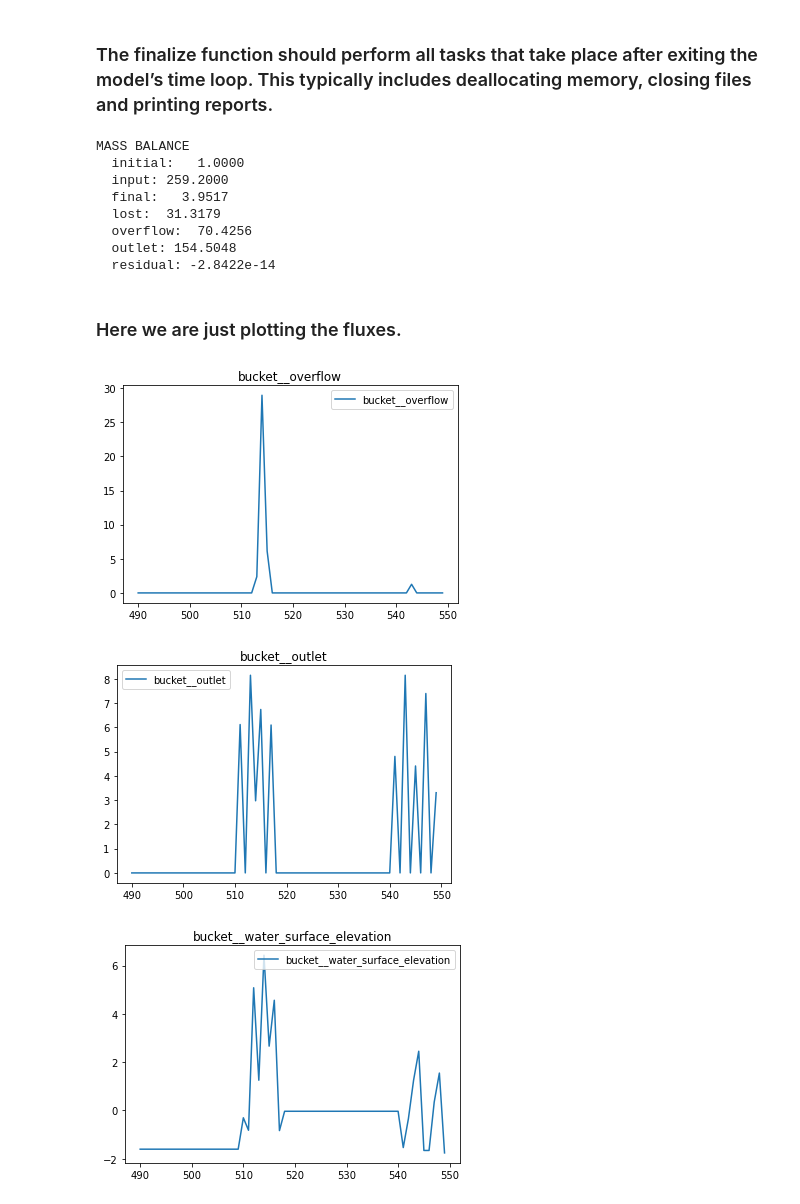
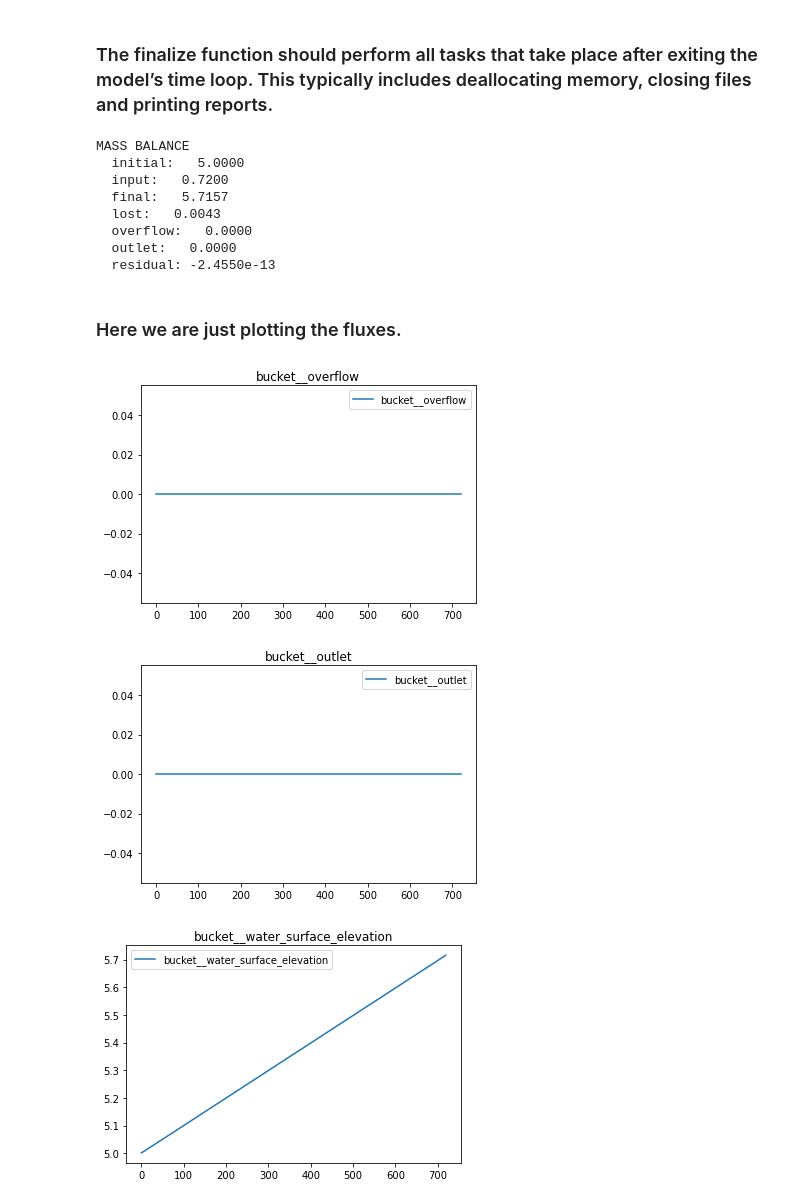
Before and after one commit to jmframe/si_2022_train, a Jupyter notebook: bucket/run_bucket.ipynb, the cells around one changed output. Saved outputs shown, nothing was run; the diff lists cells and outputs as text; code cells hidden in the pictures.

```diff
--- a/bucket/run_bucket.ipynb
+++ b/bucket/run_bucket.ipynb
@@ -39,43 +43,53 @@ output_lists = {output:[] for output in outputs}
 # %% [markdown]
 ### Now we loop through the forcing data and use it to run the model at each time step
 # %%
-for row, col in df_forcing.iterrows():
+for i in range(df_forcing.shape[0]):
 
-    bucket_instance.set_value('atmosphere_water__time_integral_of_precipitation_mass_flux', col.APCP_surface)
-    bucket_instance.set_value('water_potential_evaporation_flux', 0.01)
+    framework_time = (1+i)*3600 # Seconds since starting simulation
 
+    bucket_instance.set_value('atmosphere_water__time_integral_of_precipitation_volume_flux',1)# df_forcing.loc[i,'APCP_surface'])
+    bucket_instance.set_value('water_potential_evaporation_flux', 0.00000001)
 
-    bucket_instance.update_until()
+#    bucket_instance.update()
+
+#    print([i, bucket_instance.get_current_time(), framework_time])
+
+    bucket_instance.update_until(framework_time)
+
+#    print([i, bucket_instance.get_current_time(), framework_time])
 
     for output in outputs:
 
         output_lists[output].append(bucket_instance.get_value(output))
+
+#     if i>2:
+#         break
 # %% [markdown]
 ### The finalize function should perform all tasks that take place after exiting the model’s time loop. This typically includes deallocating memory, closing files and printing reports.
 # %%
 bucket_instance.finalize(print_mass_balance=True)
 # %% [output]
 MASS BALANCE
-  initial:   1.0000
-  input: 259.2000
-  final:   3.9517
-  lost:  31.3179
-  overflow:  70.4256
-  outlet: 154.5048
-  residual: -2.8422e-14
+  initial:   5.0000
+  input:   0.7200
+  final:   5.7157
+  lost:   0.0043
+  overflow:   0.0000
+  outlet:   0.0000
+  residual: -2.4550e-13
 # %% [markdown]
 ### Here we are just plotting the fluxes.
 # %%
-istart_plot=490
-iend_plot=550
+istart_plot=0
+iend_plot=len(output_lists[outputs[0]])
 x = list(range(istart_plot, iend_plot))
 for output in outputs:
     plt.plot(x, output_lists[output][istart_plot:iend_plot], label=output)
     plt.title(output)
     plt.legend()
     plt.show()
     plt.close()
 # %% [output]
-[figure, old version]
+[figure, new version]
-[figure, old version]
+[figure, new version]
-[figure, old version]
+[figure, new version]
```
Also changed, not shown: parts of 1 cell of this notebook, 10 other files.
